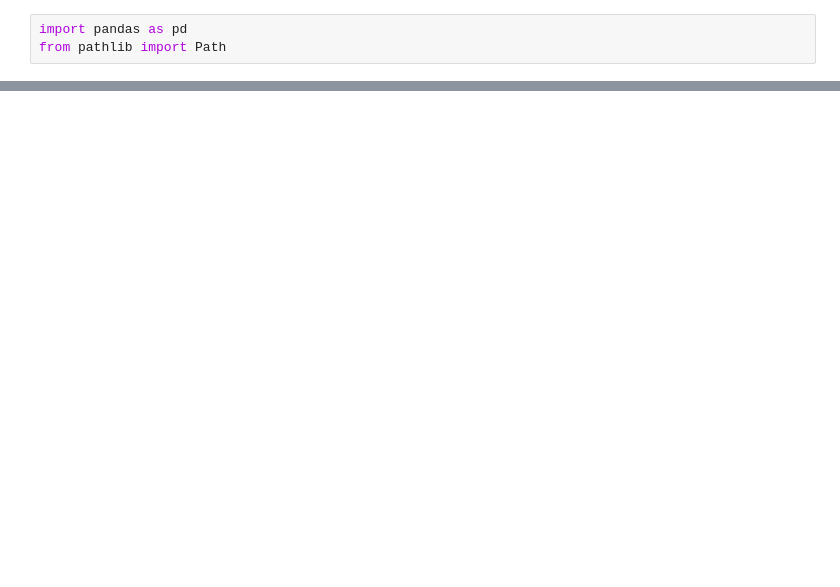
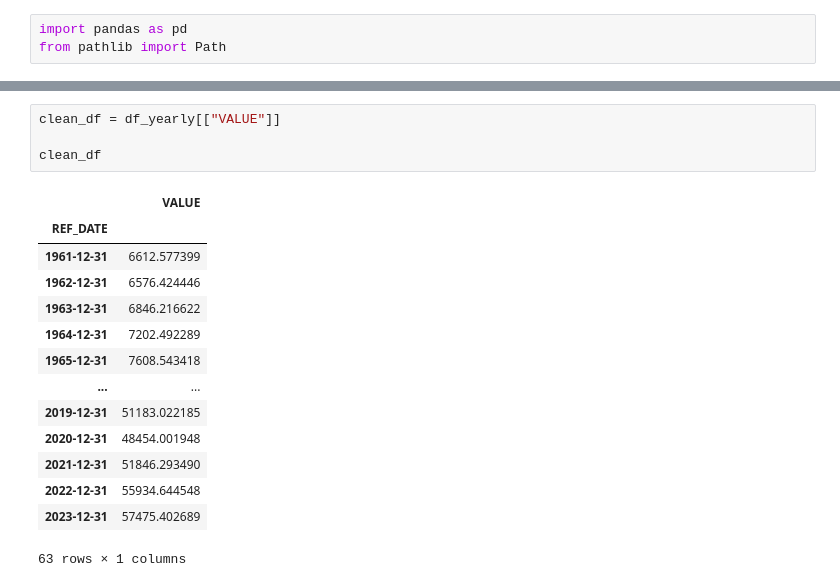
Before and after one commit to zRandgris/project1, a Jupyter notebook: TheProject.ipynb, the cells around one changed output, grey strips where cells are left out. Drawn from its saved outputs; the diff is of its cells as text; blank space fills up the shorter version.

```diff
--- a/TheProject.ipynb
+++ b/TheProject.ipynb
@@ -64,0 +53,19 @@ group_df.head()
+# %%
+clean_df = df_yearly[["VALUE"]]
+
+clean_df
+# %% [output]
+|  | VALUE |
+| REF_DATE |  |
+| 1961-12-31 | 6612.577399 |
+| 1962-12-31 | 6576.424446 |
+| 1963-12-31 | 6846.216622 |
+| 1964-12-31 | 7202.492289 |
+| 1965-12-31 | 7608.543418 |
+| ... | ... |
+| 2019-12-31 | 51183.022185 |
+| 2020-12-31 | 48454.001948 |
+| 2021-12-31 | 51846.293490 |
+| 2022-12-31 | 55934.644548 |
+| 2023-12-31 | 57475.402689 |
+63 rows × 1 columns
```
Also changed, not shown: parts of 5 cells of this notebook, 2 other files.
